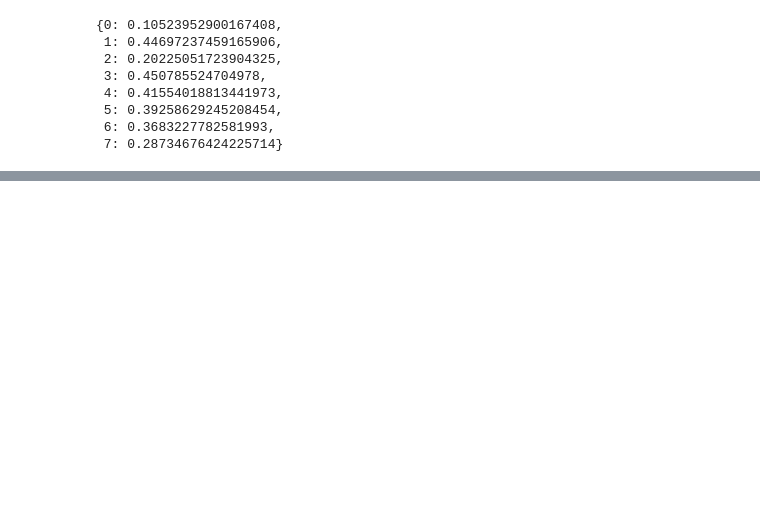
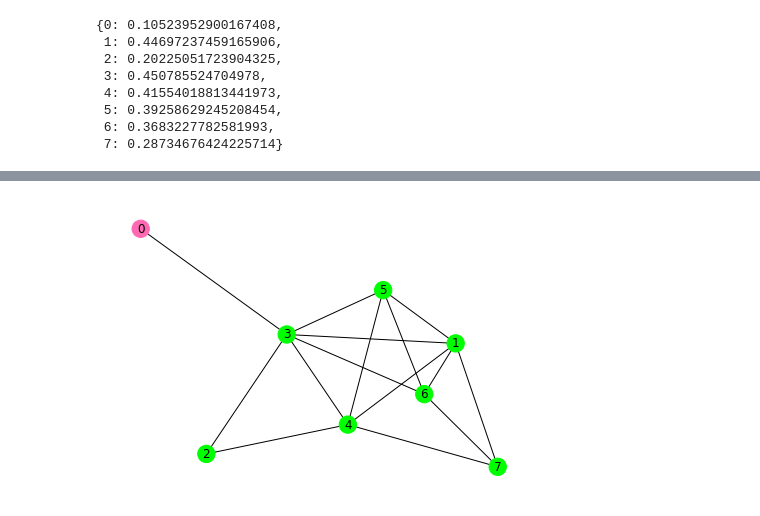
Before and after one commit to drdeford/ILAS_Networks, a Jupyter notebook: ILAS_Examples.ipynb, the cells around one changed output, grey strips where cells are left out. Cells and saved outputs as stored; diff of their text form; code cells hidden in the pictures; blank space fills up the shorter version.

```diff
--- a/ILAS_Examples.ipynb
+++ b/ILAS_Examples.ipynb
@@ -152,0 +178,8 @@ nx.draw(toy,with_labels='true',node_color='hotpink',node_size = [100*math.exp(nx
+# %%
+toy.nodes()[0]['color'] = 'hotpink'
+for node in range(1,8):
+    toy.nodes()[node]['color'] = 'lime'
+
+nx.draw(toy, node_color = [toy.nodes()[x]['color'] for x in toy.nodes()],with_labels=True)
+# %% [output]
+[figure, added]
```
Also changed, not shown: parts of 22 cells of this notebook, 1 other file.
